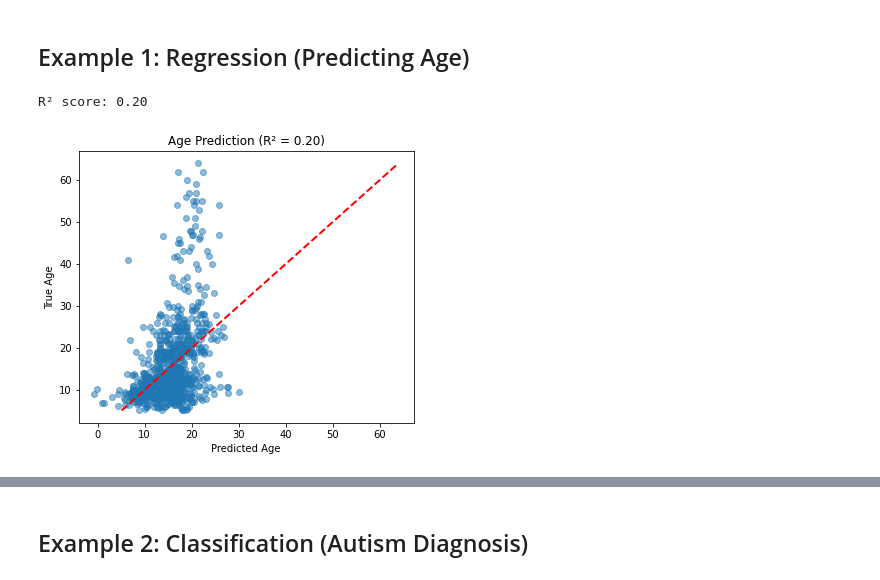
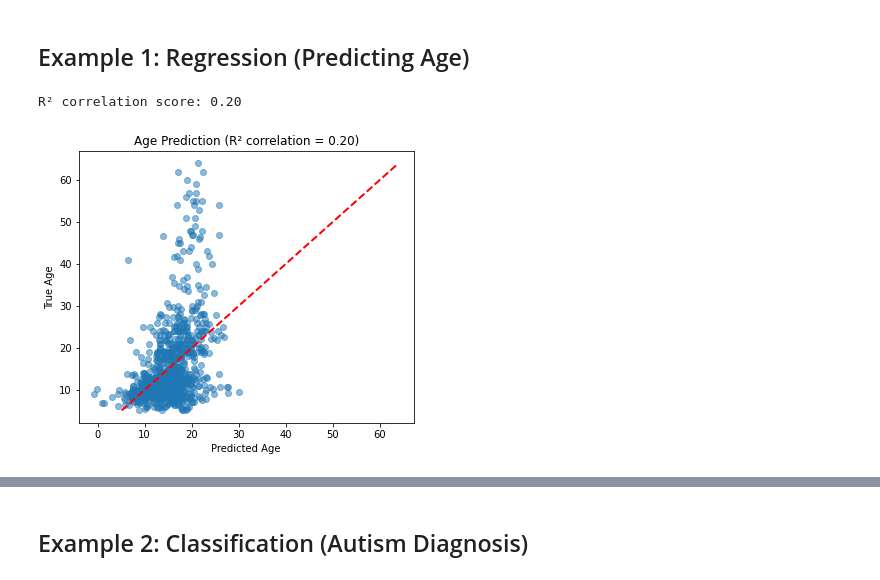
Before and after one commit to upishanker/cns-workshops, a Jupyter notebook: ML-AI-4-NeuroSci/01-introduction-core-concepts.ipynb, the cells around one changed output, grey strips where cells are left out. Cells and saved outputs as stored; diff of their text form; code cells hidden in the pictures.

```diff
--- a/ML-AI-4-NeuroSci/01-introduction-core-concepts.ipynb
+++ b/ML-AI-4-NeuroSci/01-introduction-core-concepts.ipynb
@@ -71,26 +233,26 @@ X = X_all.sample(N_FEATURES, axis=1, random_state=100)
 # %%
 from sklearn.linear_model import LinearRegression
 from sklearn.metrics import r2_score
 
 # Initialize and fit model
 model = LinearRegression()
 model.fit(X, y)
 
 # Generate predictions
 y_pred = model.predict(X)
 
 # Evaluate performance
 r2 = r2_score(y, y_pred)
-print(f"R² score: {r2:.2f}")
+print(f"R² correlation score: {r2:.2f}")
 
 # Visualize predictions vs. true values
 plt.figure(figsize=(6, 5))
 plt.scatter(y_pred, y, alpha=0.5)
 plt.xlabel('Predicted Age')
 plt.ylabel('True Age')
-plt.title(f'Age Prediction (R² = {r2:.2f})')
+plt.title(f'Age Prediction (R² correlation = {r2:.2f})')
 plt.plot([y.min(), y.max()], [y.min(), y.max()], 'r--', lw=2)
 plt.show()
 # %% [output]
-R² score: 0.20
+R² correlation score: 0.20
-[figure, old version]
+[figure, new version]
```
Also changed, not shown: parts of 21 cells of this notebook, 5 other files.
